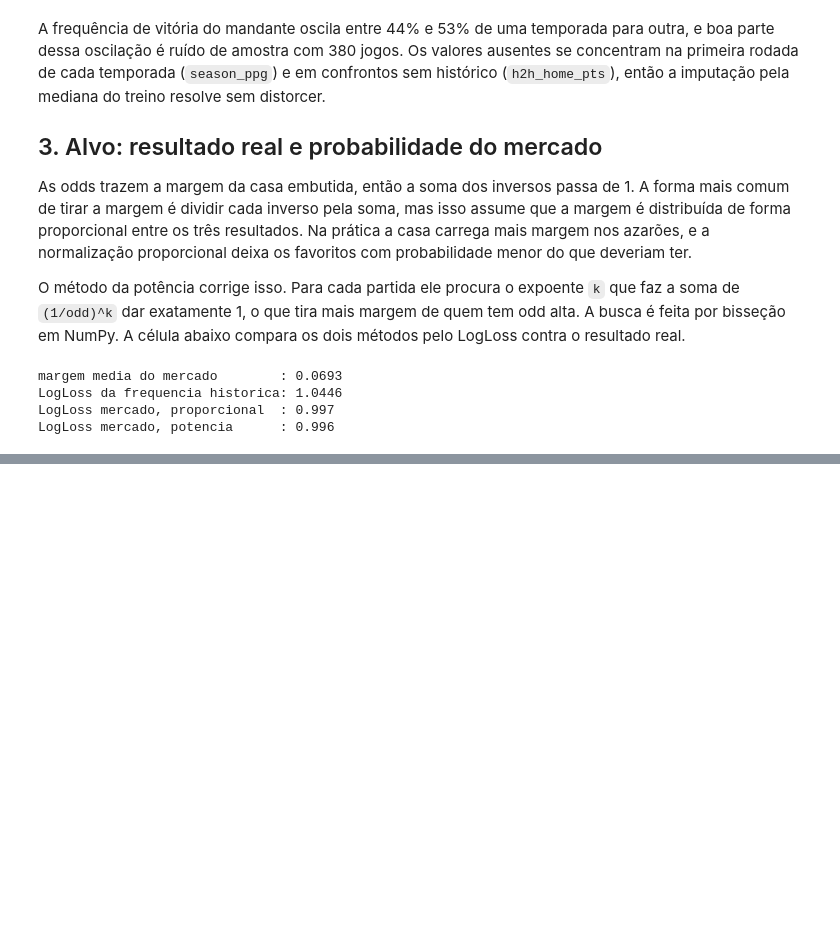
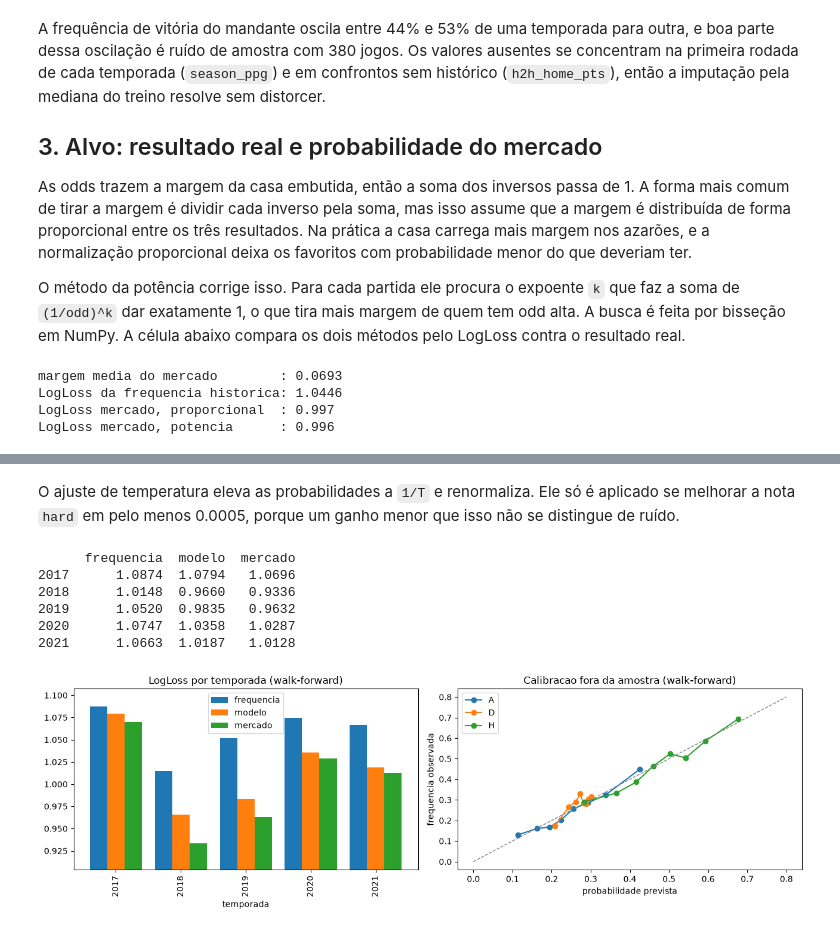
Before and after one commit to negri11/Campeonato-Inteli-M-dulo-3-2026, a Jupyter notebook: brasileirao_probabilidades.ipynb, the cells around one changed output, grey strips where cells are left out. Cells and saved outputs as stored; diff of their text form; code cells hidden in the pictures; blank space fills up the shorter version.

```diff
--- a/brasileirao_probabilidades.ipynb
+++ b/brasileirao_probabilidades.ipynb
@@ -638,0 +857,39 @@ Tem uma tensão que vale deixar registrada. A vantagem do mandante caiu nas temp
+# %% [markdown]
+O ajuste de temperatura eleva as probabilidades a `1/T` e renormaliza. Ele só é aplicado se melhorar a nota `hard` em pelo menos 0.0005, porque um ganho menor que isso não se distingue de ruído.
+# %%
+P_val = temper(P_ens["wf"], T_FINAL)
+wf_seasons = seasons[-5:]
+por_temporada = pd.DataFrame({
+    "frequencia": [ll(P_freq_wf, (train.Season == s).to_numpy()) for s in wf_seasons],
+    "modelo": [ll(P_val, (train.Season == s).to_numpy()) for s in wf_seasons],
+    "mercado": [cross_entropy(Y_all, M_all, (train.Season == s).to_numpy()) for s in wf_seasons],
+}, index=wf_seasons)
+print(por_temporada.round(4))
+
+wf_mask = ~np.isnan(P_val[:, 0])
+fig, axes = plt.subplots(1, 2, figsize=(13, 4.2))
+por_temporada.plot(kind="bar", ax=axes[0], width=0.8)
+axes[0].set_ylim(por_temporada.min().min() - 0.03, por_temporada.max().max() + 0.02)
+axes[0].set_title("LogLoss por temporada (walk-forward)")
+axes[0].set_xlabel("temporada")
+
+# calibracao: probabilidade prevista x frequencia observada, por faixa
+for j, c in enumerate(CLASSES):
+    p, y = P_val[wf_mask, j], Y_all[wf_mask, j]
+    gb = pd.DataFrame({"p": p, "y": y}).groupby(pd.qcut(p, 8, duplicates="drop"), observed=True).mean()
+    axes[1].plot(gb.p, gb.y, marker="o", label=c)
+axes[1].plot([0, 0.8], [0, 0.8], color="gray", linestyle="--", linewidth=1)
+axes[1].set_title("Calibracao fora da amostra (walk-forward)")
+axes[1].set_xlabel("probabilidade prevista")
+axes[1].set_ylabel("frequencia observada")
+axes[1].legend()
+plt.tight_layout()
+plt.show()
+# %% [output]
+      frequencia  modelo  mercado
+2017      1.0874  1.0794   1.0696
+2018      1.0148  0.9660   0.9336
+2019      1.0520  0.9835   0.9632
+2020      1.0747  1.0358   1.0287
+2021      1.0663  1.0187   1.0128
+[figure, added]
```
Also changed, not shown: parts of 51 cells of this notebook, 4 other files.
